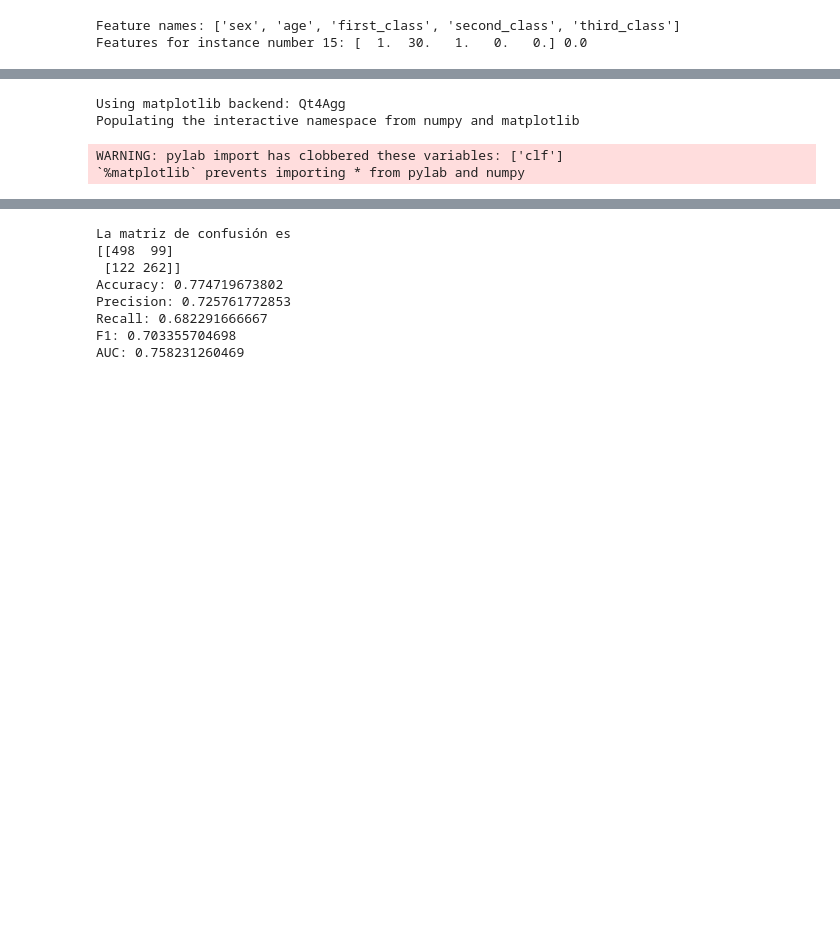
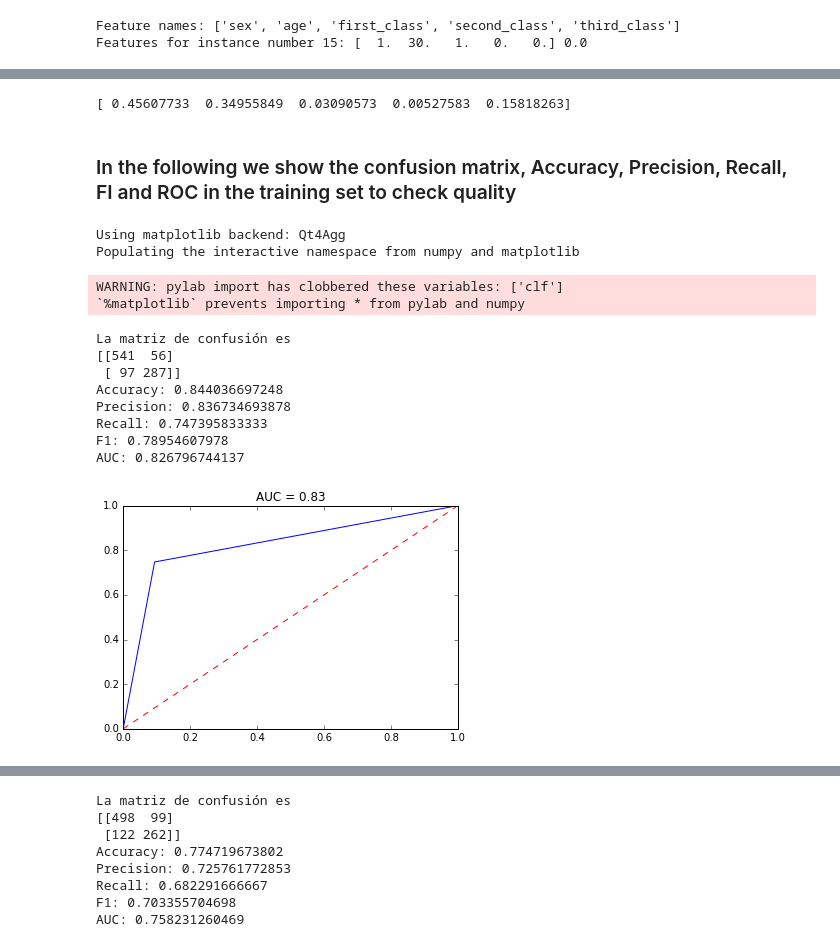
Before and after one commit to AntonioPL/Exercises, a Jupyter notebook: ML - Ejercicio1.ipynb, the cells around one changed output, grey strips where cells are left out. Saved outputs shown, nothing was run; the diff lists cells and outputs as text; code cells hidden in the pictures; blank space fills up the shorter version.

```diff
--- a/ML - Ejercicio1.ipynb
+++ b/ML - Ejercicio1.ipynb
@@ -411,3 +410,10 @@ Image(filename='titanic.png')
+# %%
+# Sex ist the most important variable followed by age
+print dt_classifier.feature_importances_
+# %% [output]
+[ 0.45607733  0.34955849  0.03090573  0.00527583  0.15818263]
+# %% [markdown]
+### In the following we show the confusion matrix, Accuracy, Precision, Recall, FI and ROC in the training set to check quality
 # %%
 %pylab
 %matplotlib inline
@@ -445,3 +451,20 @@ def metricas_modelos(y_true, y_pred):
 # Ejemplo de resultado
 y_true = [0, 0, 0, 1, 0, 0, 0, 0, 1, 1, 1, 1, 1, 1, 1, 1]
 y_pred = [0, 1, 0, 0, 1, 0, 0, 0, 1, 0, 1, 1, 1, 1, 0, 1]
+# %%
+from sklearn.tree import DecisionTreeClassifier
+
+dt_classifier = DecisionTreeClassifier().fit(X_train, y_train)
+y_pred        = dt_classifier.predict(X_train)
+
+metricas_modelos(y_train, y_pred)
+# %% [output]
+La matriz de confusión es
+[[541  56]
+ [ 97 287]]
+Accuracy: 0.844036697248
+Precision: 0.836734693878
+Recall: 0.747395833333
+F1: 0.78954607978
+AUC: 0.826796744137
+[figure, added]
```
Also changed, not shown: parts of 20 cells of this notebook.
